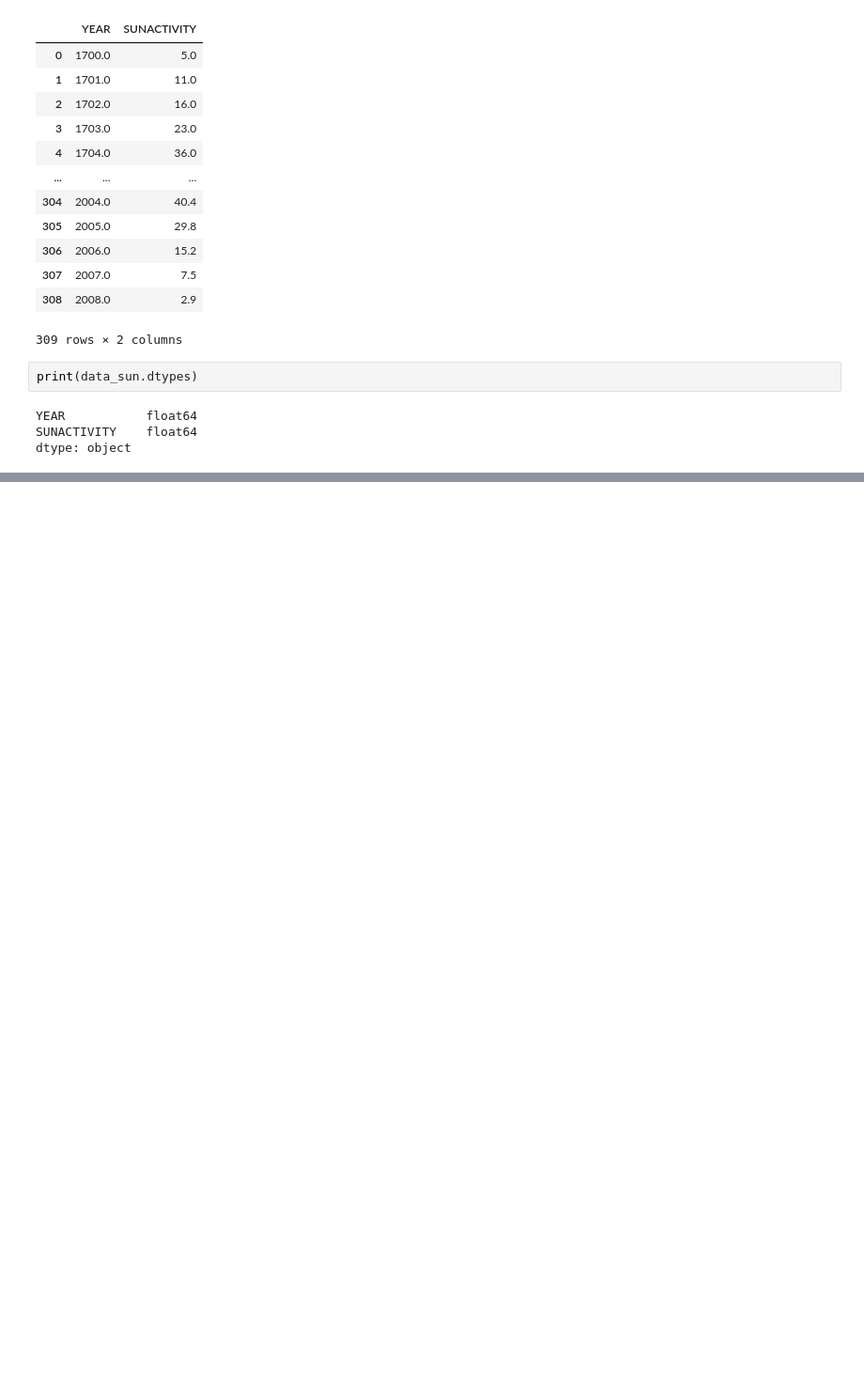
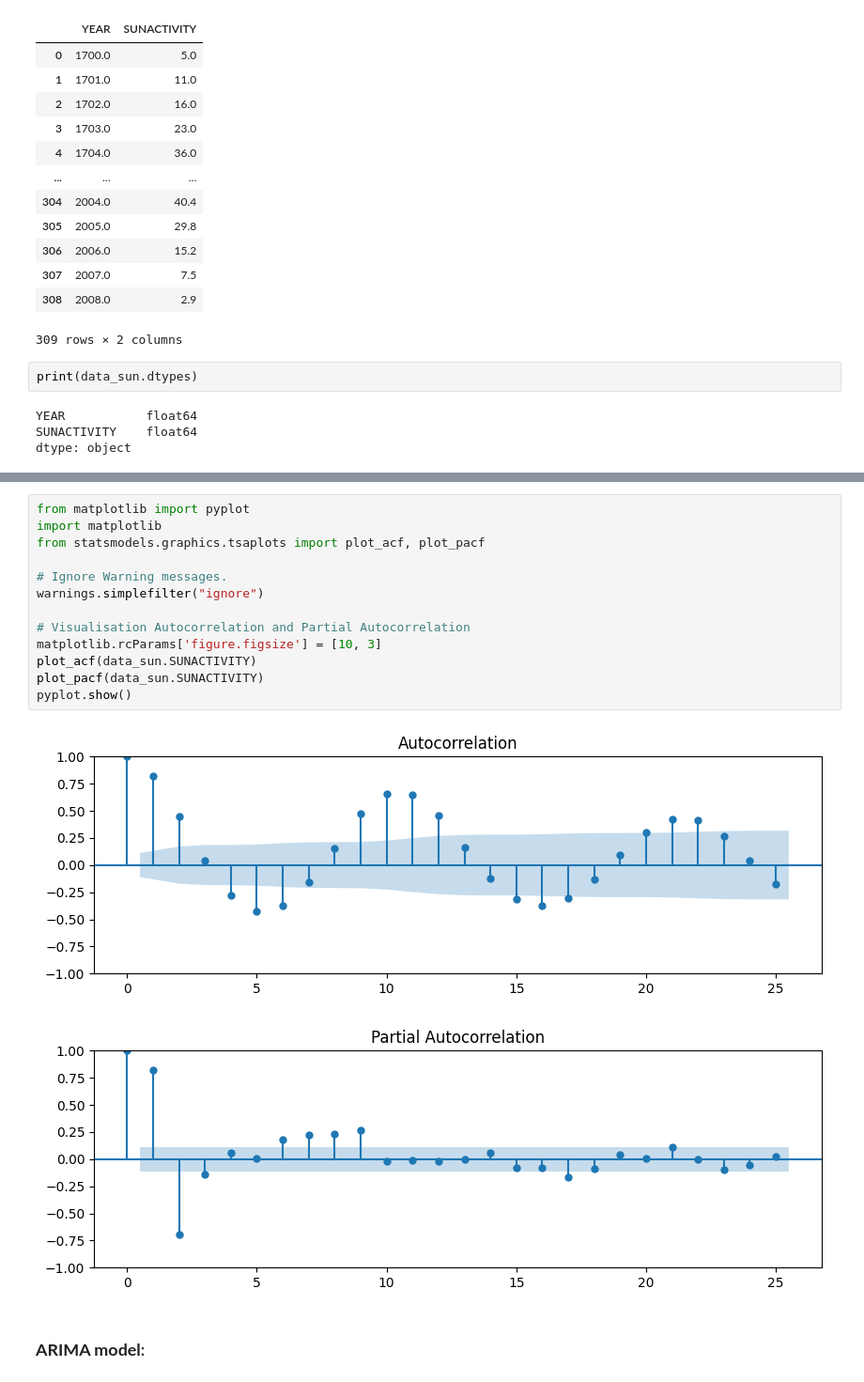
Before and after one commit to OleksiiHayvoronskyi/lesson_45, a Jupyter notebook: Lesson_45_Time_Series.ipynb, the cells around one changed output, grey strips where cells are left out. Shown at 94% size. Saved outputs shown, nothing was run; the diff lists cells and outputs as text; blank space fills up the shorter version.

```diff
--- a/Lesson_45_Time_Series.ipynb
+++ b/Lesson_45_Time_Series.ipynb
@@ -40,0 +104,18 @@ dtype: int64
+# %%
+from matplotlib import pyplot
+import matplotlib
+from statsmodels.graphics.tsaplots import plot_acf, plot_pacf
+
+# Ignore Warning messages.
+warnings.simplefilter("ignore")
+
+# Visualisation Autocorrelation and Partial Autocorrelation
+matplotlib.rcParams['figure.figsize'] = [10, 3]
+plot_acf(data_sun.SUNACTIVITY)
+plot_pacf(data_sun.SUNACTIVITY)
+pyplot.show()
+# %% [output]
+[figure, added]
+[figure, added]
+# %% [markdown]
+### **ARIMA model**:
```
Also changed, not shown: parts of 15 cells of this notebook.
